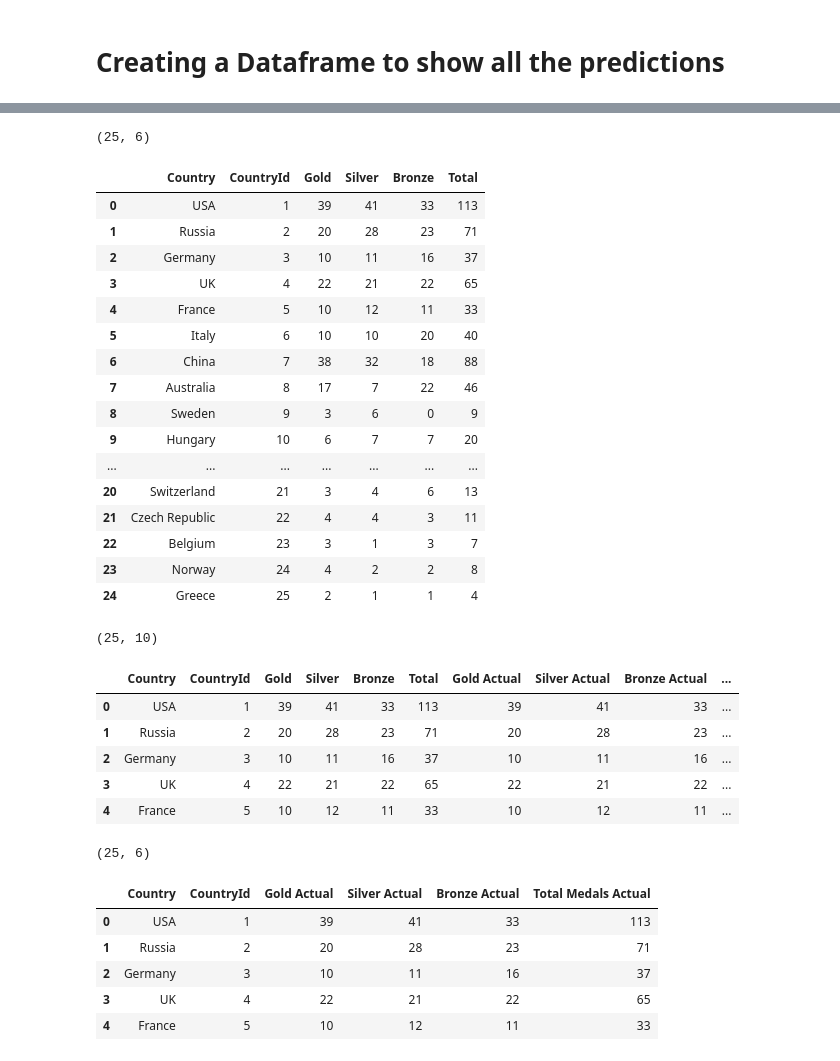
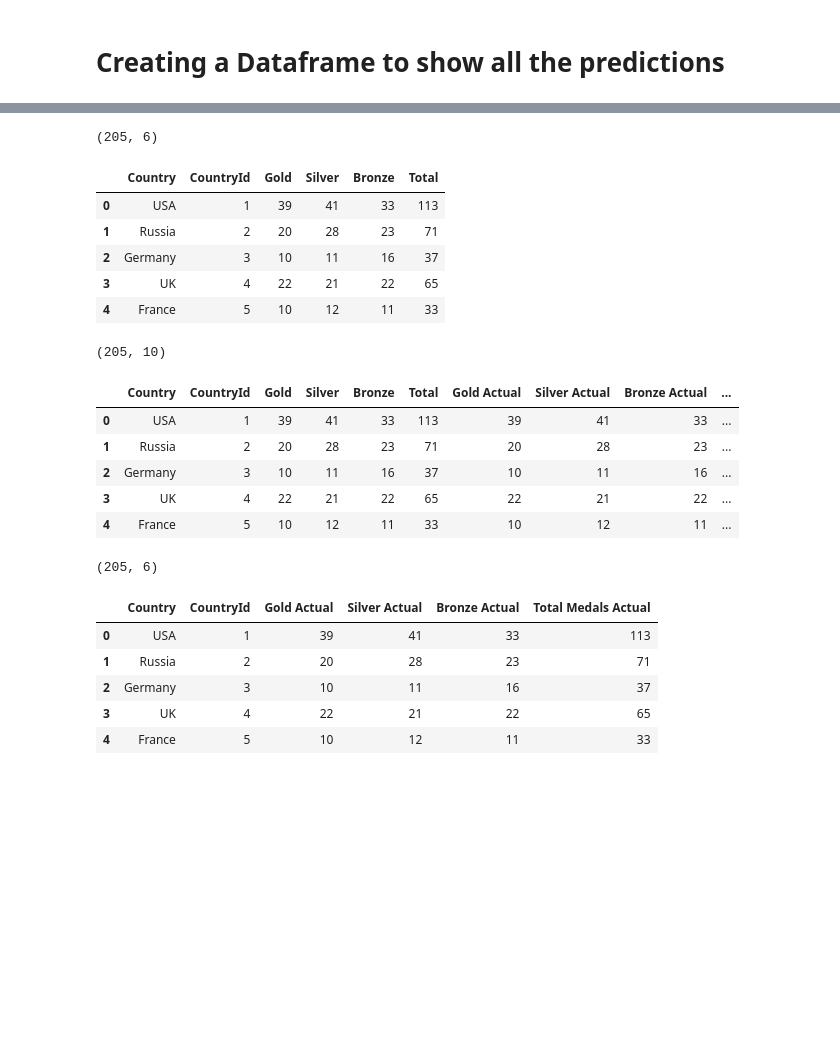
Before and after one commit to ShailMathur/Web-app-with-Machine-Learning-and-Tableau, a Jupyter notebook: ML_Linear Regression Models/Medals_Predictions_2020.ipynb, the cells around one changed output, grey strips where cells are left out. Cells and saved outputs as stored; diff of their text form; code cells hidden in the pictures; blank space fills up the shorter version.

```diff
--- a/ML_Linear Regression Models/Medals_Predictions_2020.ipynb
+++ b/ML_Linear Regression Models/Medals_Predictions_2020.ipynb
@@ -459,26 +484,15 @@ data_df
 # %%
-Medals_2020 = pd.read_csv('2020_Medals.csv')
+Medals_2020 = pd.read_csv('2020_Olympics_data.csv')
 print(Medals_2020.shape)
-Medals_2020.head(25)
+Medals_2020.head()
 # %% [output]
-(25, 6)
+(205, 6)
 |  | Country | CountryId | Gold | Silver | Bronze | Total |
 | 0 | USA | 1 | 39 | 41 | 33 | 113 |
 | 1 | Russia | 2 | 20 | 28 | 23 | 71 |
 | 2 | Germany | 3 | 10 | 11 | 16 | 37 |
 | 3 | UK | 4 | 22 | 21 | 22 | 65 |
 | 4 | France | 5 | 10 | 12 | 11 | 33 |
-| 5 | Italy | 6 | 10 | 10 | 20 | 40 |
-| 6 | China | 7 | 38 | 32 | 18 | 88 |
-| 7 | Australia | 8 | 17 | 7 | 22 | 46 |
-| 8 | Sweden | 9 | 3 | 6 | 0 | 9 |
-| 9 | Hungary | 10 | 6 | 7 | 7 | 20 |
-| ... | ... | ... | ... | ... | ... | ... |
-| 20 | Switzerland | 21 | 3 | 4 | 6 | 13 |
-| 21 | Czech Republic | 22 | 4 | 4 | 3 | 11 |
-| 22 | Belgium | 23 | 3 | 1 | 3 | 7 |
-| 23 | Norway | 24 | 4 | 2 | 2 | 8 |
-| 24 | Greece | 25 | 2 | 1 | 1 | 4 |
 # %%
 Medals_2020['Gold Actual'] = Medals_2020['Gold'].reset_index(drop=True)
 Medals_2020['Silver Actual'] = Medals_2020['Silver'].reset_index(drop=True)
@@ -487,7 +501,7 @@ Medals_2020['Total Medals Actual'] = Medals_2020['Total'].reset_index(drop=True)
 print(Medals_2020.shape)
 Medals_2020.head()
 # %% [output]
-(25, 10)
+(205, 10)
 |  | Country | CountryId | Gold | Silver | Bronze | Total | Gold Actual | Silver Actual | Bronze Actual | ... |
 | 0 | USA | 1 | 39 | 41 | 33 | 113 | 39 | 41 | 33 | ... |
 | 1 | Russia | 2 | 20 | 28 | 23 | 71 | 20 | 28 | 23 | ... |
@@ -499,7 +513,7 @@ Medals_2020 = Medals_2020.drop(['Gold', 'Silver', 'Bronze', 'Total'], axis = 1).
 print(Medals_2020.shape)
 Medals_2020.head()
 # %% [output]
-(25, 6)
+(205, 6)
 |  | Country | CountryId | Gold Actual | Silver Actual | Bronze Actual | Total Medals Actual |
 | 0 | USA | 1 | 39 | 41 | 33 | 113 |
 | 1 | Russia | 2 | 20 | 28 | 23 | 71 |
```
Also changed, not shown: parts of 47 cells of this notebook.
